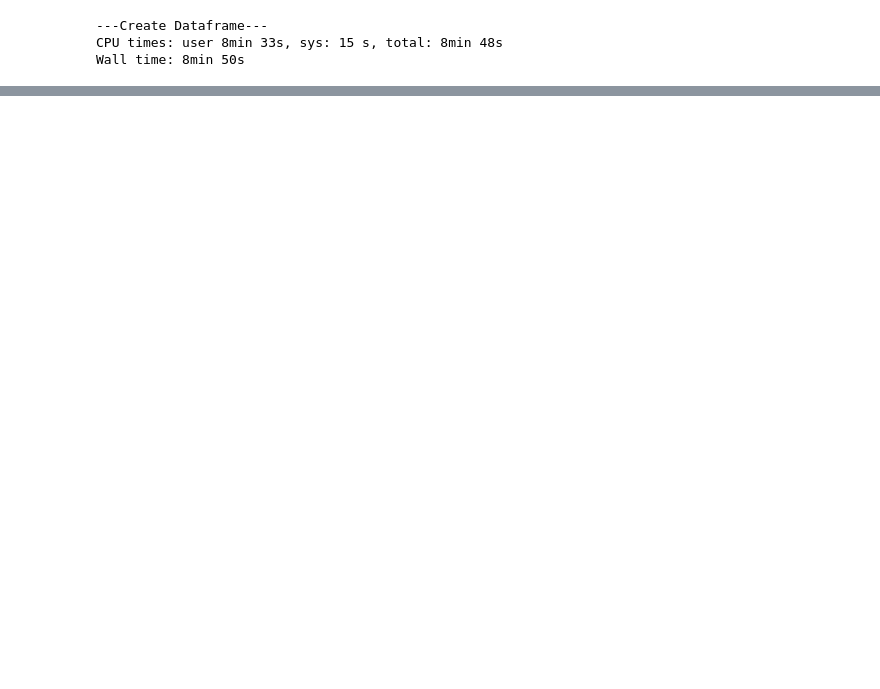
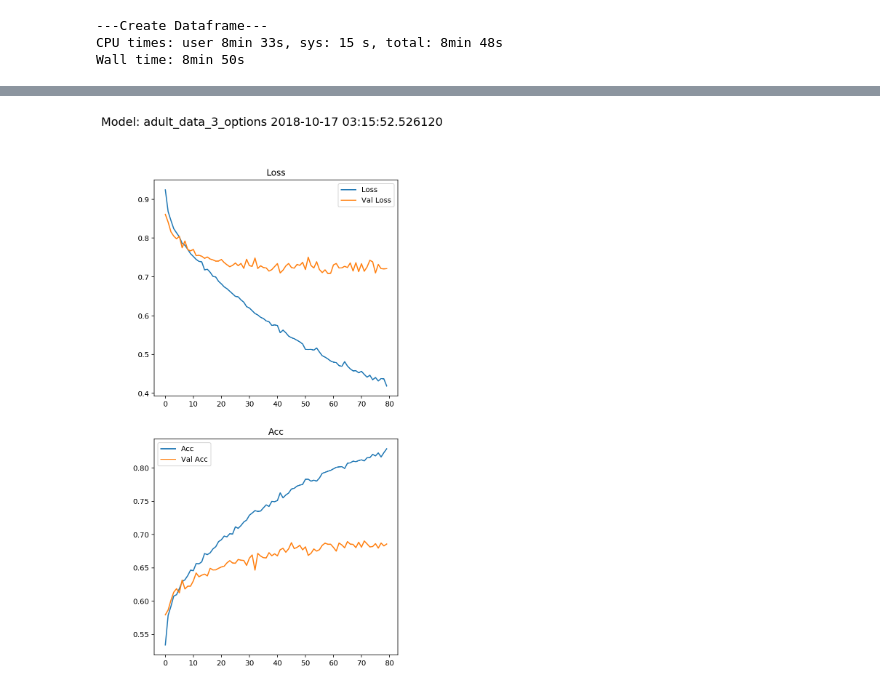
Before and after one commit to gerket/dsi_capstone, a Jupyter notebook: pneumonia/code/Modeling.ipynb, the cells around one changed output, grey strips where cells are left out. Cells and saved outputs as stored; diff of their text form; code cells hidden in the pictures; blank space fills up the shorter version.

```diff
--- a/pneumonia/code/Modeling.ipynb
+++ b/pneumonia/code/Modeling.ipynb
@@ -362,0 +437,23 @@ display(models)
+# %%
+# Current Parameters
+options = 3
+
+
+NUM_IMAGES = pic_df.shape[0]
+EPOCHS = 80
+IMAGE_SIZE = (128,128)
+TRAIN_SIZE = 0.8
+METRICS = ['accuracy']
+
+if options == 2:
+    CURR_MAP = y_map_2
+    model_name = 'adult_data_2_options'
+elif options == 3:
+    CURR_MAP = y_map_3
+    model_name = 'adult_data_3_options'
+else:
+    raise PnemoniaTargetMapIsWeird('Set "option" to 2 or 3')
+# %%
+%%time
+
+test_model_history, test_model_real, most_recent_model_name = model(pic_df.head(NUM_IMAGES), model_name = model_name, image_size=IMAGE_SIZE, y_map=CURR_MAP, EPOCHS=EPOCHS, train_size = TRAIN_SIZE, metrics = METRICS)
@@ -362,0 +564,5 @@ display(models)
+# %%
+graph_size = 6
+evaluate_model(test_model_history, most_recent_model_name, size=graph_size)
+# %% [output]
+[figure, added]
```
Also changed, not shown: parts of 21 cells of this notebook, 1 other file.
